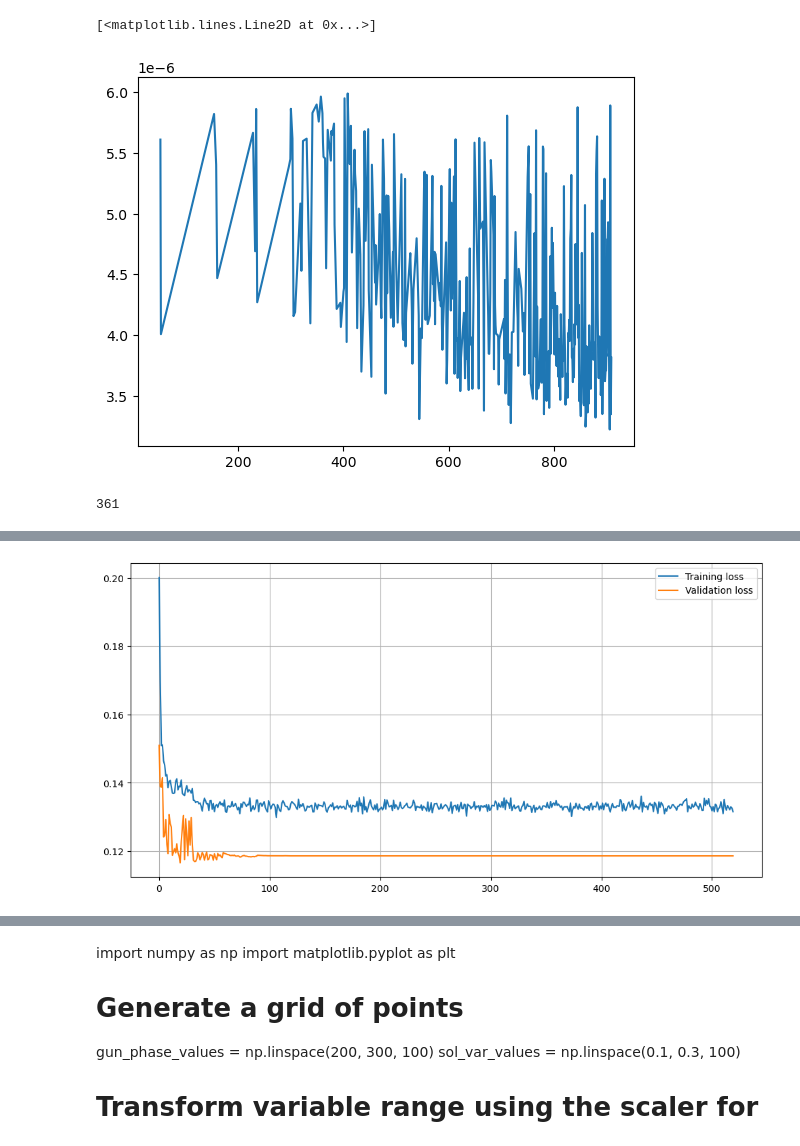
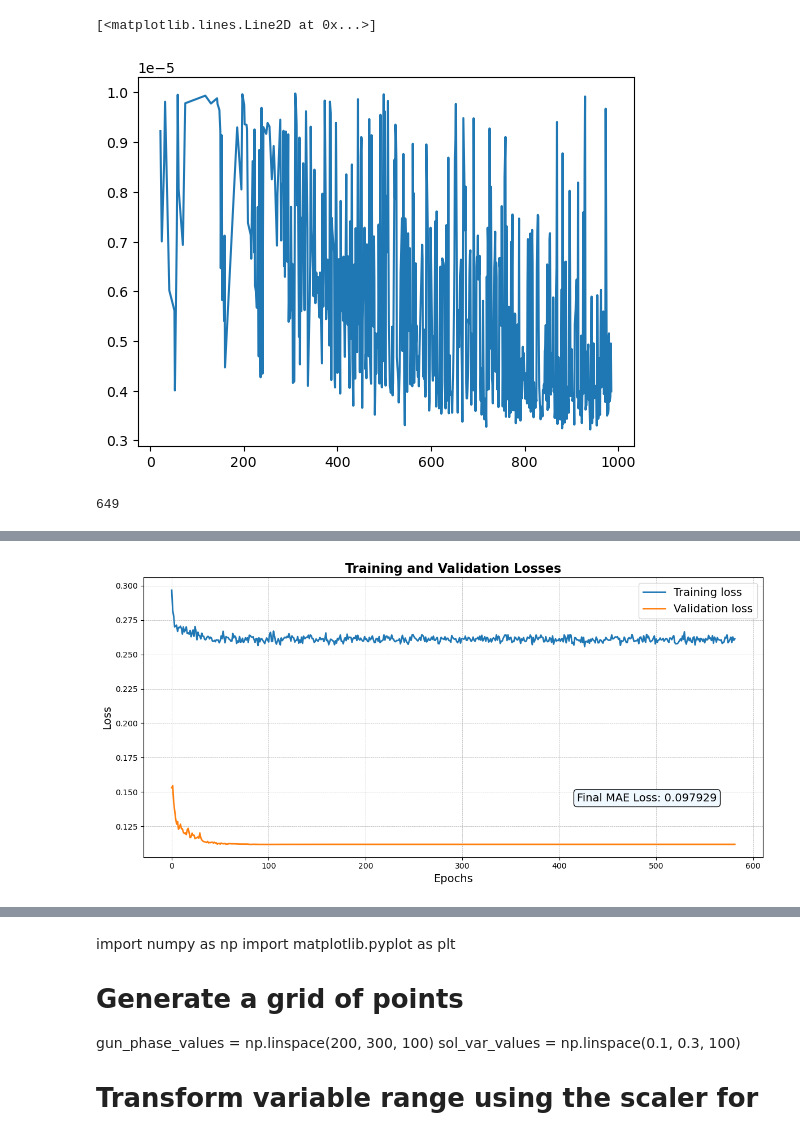
Before and after one commit to sanjeev-one/FACET-II, a Jupyter notebook: v2data_NN.ipynb, the cells around one changed output, grey strips where cells are left out. Cells and saved outputs as stored; diff of their text form; code cells hidden in the pictures.

```diff
--- a/v2data_NN.ipynb
+++ b/v2data_NN.ipynb
@@ -22,6 +23,5 @@ data.sort_index(inplace=True)
 print(len(data))
 print(data.index)
 
-data = data[data['emit_mean'] < 6e-6]
 
 print(len(data))
@@ -39,11 +32,9 @@ data2.index = list(map(int, data2.index))
 data2.sort_index(inplace=True)
 
 plt.plot(data2['emit_mean'])
-print(data2['emit_mean'])
 
 print(len(data2))
 
-data2 = data2[data2['emit_mean'] < 6e-6]
 
 print(len(data2))
 
@@ -70,3 +49,7 @@ Name: emit_mean, Length: 145, dtype: float64
 # %%
 
 data = pd.concat([data, data2])
+# %%
+
+data['bunch_length'] = data['bunch_length']*1e-12
+data = data[data['emit_mean'] < 10e-6]
@@ -73,8 +74,5 @@ data = pd.concat([data, data2])
 # %%
 
-data['bunch_length'] = data['bunch_length']*1e-12
-
-data = data[data['emit_mean'] < 6e-6]
 
 data['laser_pulse_length'] = 4.4999e-12
 
@@ -117,11 +115,11 @@ data.tail()
 plt.plot(data['emit_mean'])
 # %% [output]
 [<matplotlib.lines.Line2D at 0x...>]
-[figure, old version]
+[figure, new version]
 # %%
 print(len(data))
 # %% [output]
-361
+649
 # %%
 dropout_var = .05
 
@@ -182,7 +180,7 @@ targets = ['emit_mean','bunch_length','norm_emit_x','norm_emit_y','sigx','sigy']
 # Create separate scalers for features and targets
 scaler_features = MinMaxScaler()
 scaler_targets = MinMaxScaler()
-
+print(f"length of data is {len(data)}")
 # Fit the scalers and transform the data
 data[features] = scaler_features.fit_transform(data[features])
 data[targets] = scaler_targets.fit_transform(data[targets])
@@ -193,12 +191,12 @@ train_data, test_data = train_test_split(data, test_size=0.2, random_state=42)
 train_data, val_data = train_test_split(train_data, test_size=0.25, random_state=42)
 
 # Duplicate the training data and add a small amount of noise
-noise_factor = 0.1  # This can be adjusted based on the desired noise level
+noise_factor = 0.5  # This can be adjusted based on the desired noise level
 noisy_train_data = train_data + noise_factor * np.random.randn(*train_data.shape)
-print(f" before adding augmented data {len(train_data)}")
+print(f" before adding augmented data - train data: {len(train_data)}")
 # Combine the original training data with its noisy duplicate
 train_data = pd.concat([train_data, noisy_train_data])
-print(f" after adding augmented data {len(train_data)}")
+print(f" after adding augmented data - train data: {len(train_data)}")
 
 
 
@@ -215,7 +213,7 @@ test_dataloader = DataLoader(test_dataset, batch_size=batch_size, shuffle=False)
 
 
 # Initialize the network and define the loss function and the optimizer
-net = Net(input_size=len(features), hidden_size=100, output_size=len(targets))
+net = Net(input_size=len(features), hidden_size=500, output_size=len(targets))
 criterion = nn.L1Loss()  # Changed this line to use MAE
 optimizer = optim.Adam(net.parameters(), lr=0.001)
 # Add a scheduler
@@ -307,10 +305,27 @@ print(f'MSE Loss: {mse_loss:.6f}, RMSE Loss: {rmse_loss:.6f}, MAE Loss: {mae_los
 
 # After training, we'll plot the training and validation loss
 plt.figure(figsize=(12,6))
-plt.plot(train_loss, label='Training loss')
-plt.plot(val_loss, label='Validation loss')
-plt.legend()
 
-plt.grid(True)
+# Plot the training and validation losses
+plt.plot(train_loss, label='Training loss', linewidth=2)  # Increase linewidth for better visibility
+plt.plot(val_loss, label='Validation loss', linewidth=2)
+
+# Add legend, title, and labels
+plt.legend(fontsize=14)
+plt.title('Training and Validation Losses', fontsize=16, fontweight='bold')
+plt.xlabel('Epochs', fontsize=14)
+plt.ylabel('Loss', fontsize=14)
+
+# Display final MAE loss on the plot
+plt.annotate(f'Final MAE Loss: {mae_loss:.6f}',
+             xy=(0.7, 0.2),
+             xycoords='axes fraction',
+             fontsize=14,
+             bbox=dict(boxstyle="round,pad=0.3", edgecolor="black", facecolor="aliceblue"))
+
+# Enhancements for better aesthetics
+plt.grid(True, which='both', linestyle='--', linewidth=0.5)  # Dashed grid lines
+plt.tight_layout()  # Adjust subplot parameters to give specified padding
+
 plt.show()
 # %% [output]
@@ -334 +349 @@ MSE Loss: 0.101330, RMSE Loss: 0.318323, MAE Loss: 0.101330
-[figure, old version]
+[figure, new version]
```
Also changed, not shown: parts of 14 cells of this notebook.
